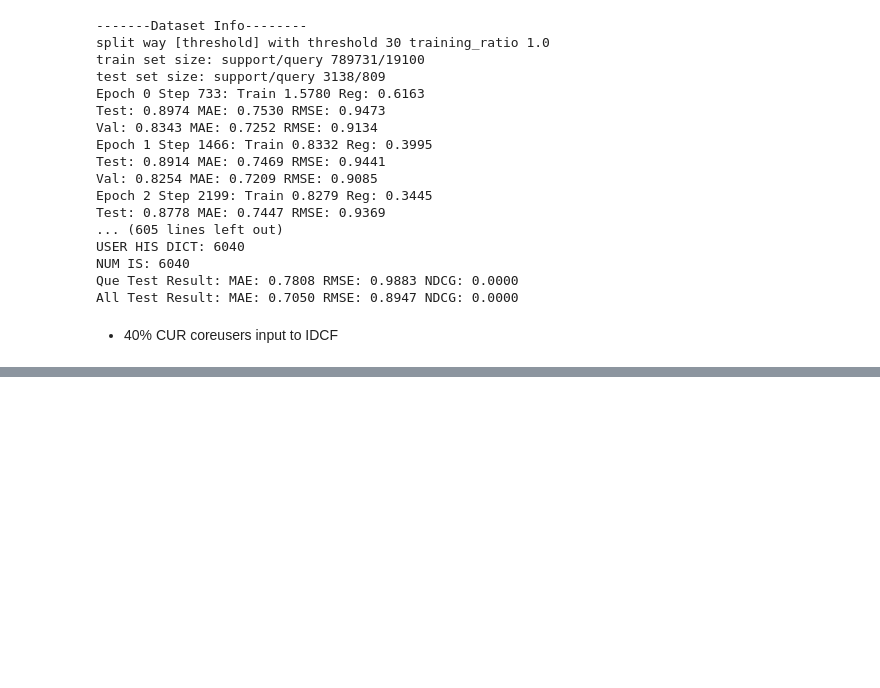
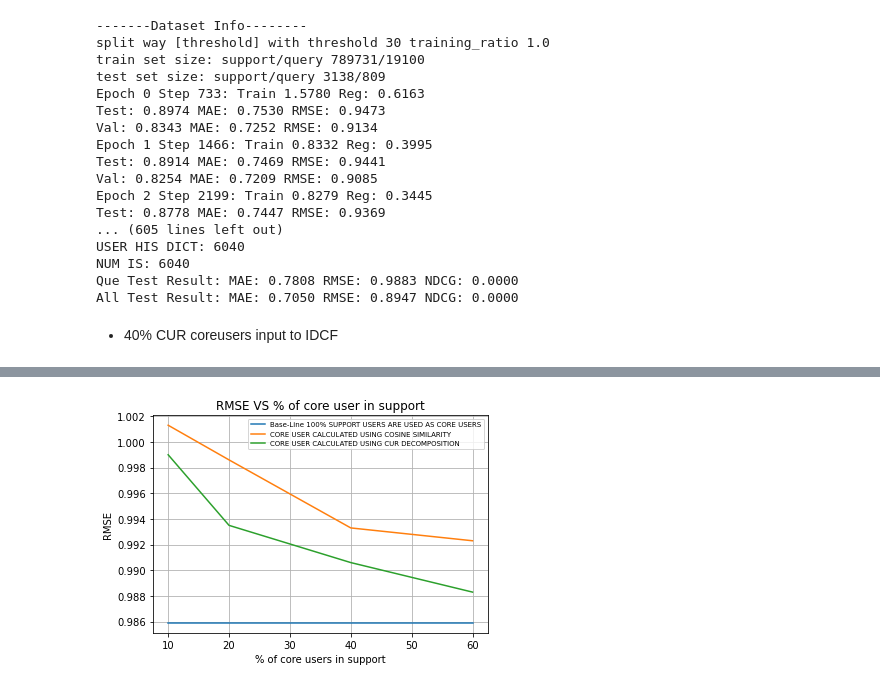
Before and after one commit to JRK123/IDCF, a Jupyter notebook: code/ml-1m/IDCF-NN/runsv4.ipynb, the cells around one changed output, grey strips where cells are left out. Drawn from its saved outputs; the diff is of its cells as text; code cells hidden in the pictures; blank space fills up the shorter version.

Commit message:
graph generated for core user generated using cur

```diff
--- a/code/ml-1m/IDCF-NN/runsv4.ipynb
+++ b/code/ml-1m/IDCF-NN/runsv4.ipynb
@@ -403,0 +404,22 @@ Val: 0.8853 MAE: 0.7182 RMSE: 0.9409
+# %%
+import matplotlib.pyplot as plt
+
+x_axis = [10, 20, 40, 60]
+y_axis = [1.0013,0.9986,0.9933, 0.9923]
+x1_axis = [10, 20, 40, 60]
+y1_axis = [0.9859, 0.9859, 0.9859, 0.9859]
+x2_axis = [10, 20, 40, 60]
+y2_axis = [0.9990, 0.9935, 0.9906, 0.9883]
+
+plt.plot(x1_axis, y1_axis, label="Base-Line 100% SUPPORT USERS ARE USED AS CORE USERS")
+plt.plot(x_axis, y_axis, label="CORE USER CALCULATED USING COSINE SIMILARITY")
+plt.plot(x2_axis, y2_axis, label="CORE USER CALCULATED USING CUR DECOMPOSITION")
+
+plt.title('RMSE VS % of core user in support')
+plt.xlabel('% of core users in support')
+plt.ylabel('RMSE')
+plt.grid()
+plt.legend(fontsize=7)
+plt.show()
+# %% [output]
+[figure, added]
```
Also changed, not shown: parts of 1 cell of this notebook.
